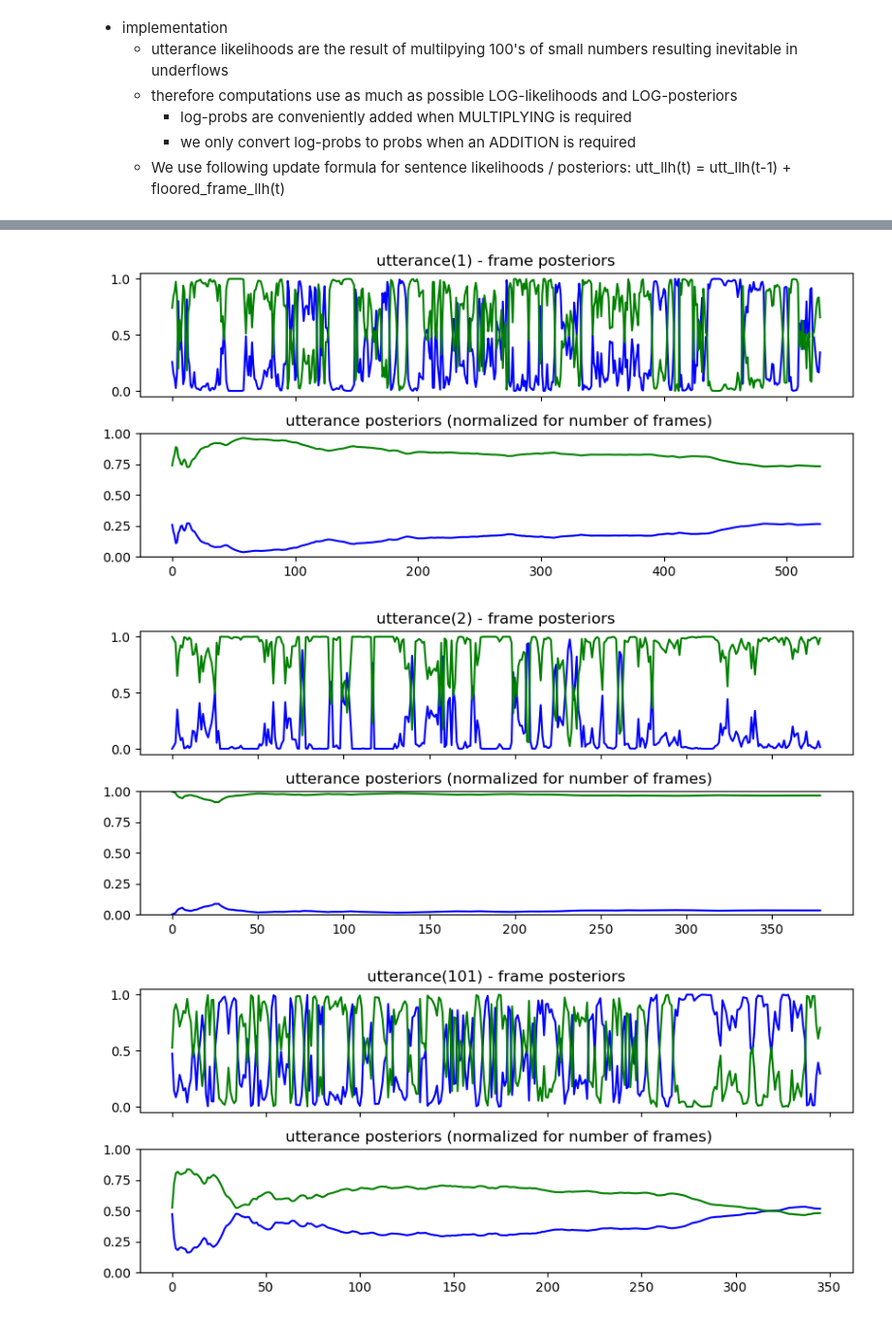
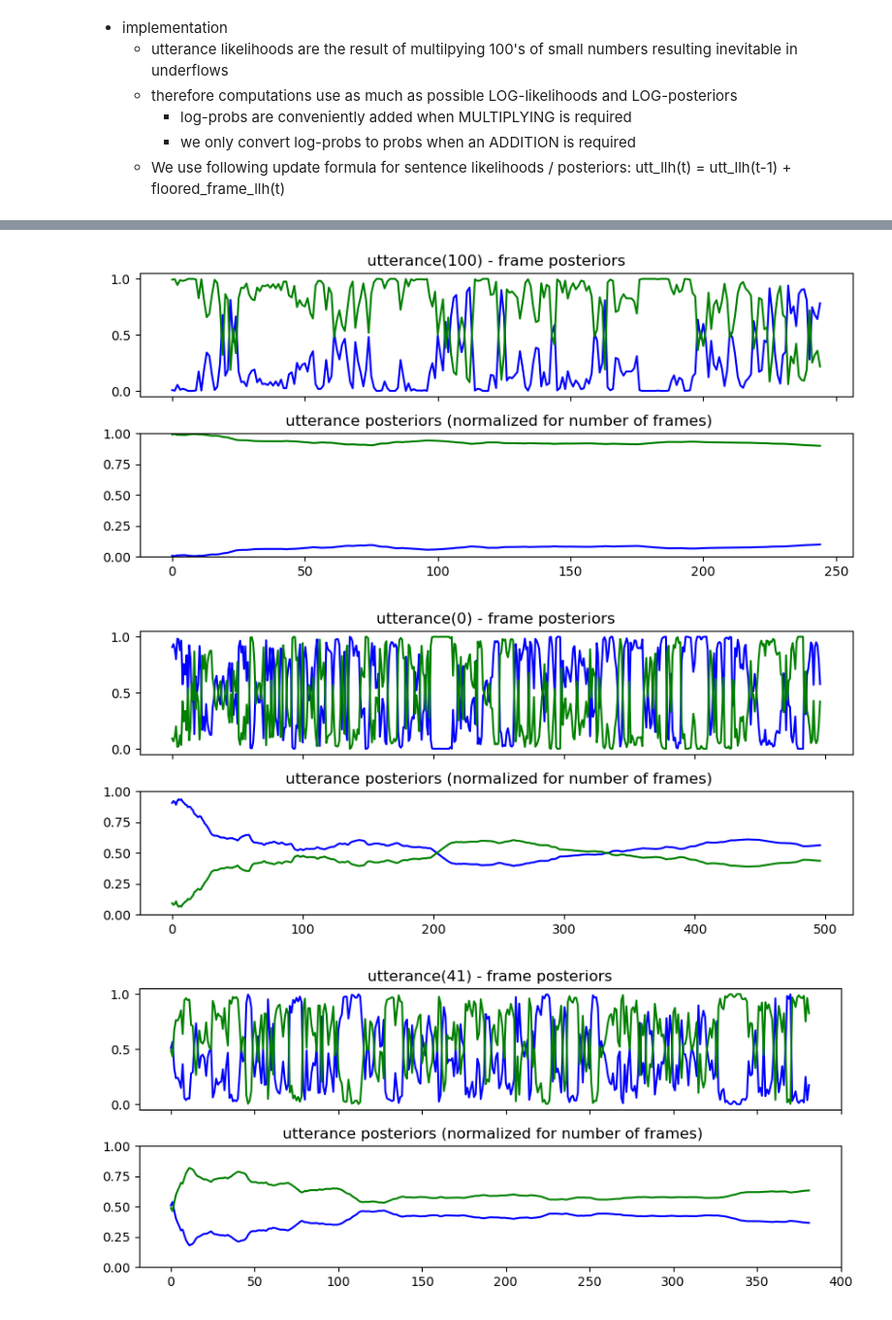
Before and after one commit to compi1234/spchlab, a Jupyter notebook: lab07_classification2/demo_gmm_mf.ipynb, the cells around one changed output, grey strips where cells are left out. Shown at 97% size. Cells and saved outputs as stored; diff of their text form; code cells hidden in the pictures.

```diff
--- a/lab07_classification2/demo_gmm_mf.ipynb
+++ b/lab07_classification2/demo_gmm_mf.ipynb
@@ -123,14 +123,12 @@ For feature vectors we use MFCC-13, followed by (utterance length) mean-normaliz
 
 **Note:** reading the features may take some  time, depending on the subsize of the corpus you are loading
 # %%
-# get the sa1 sentences from the train corpus
-corpus = read_timit_corpus(name= "conf/timit_train.corpus")
-corpus_train = corpus.loc[ corpus['sent-id']=="sa1" ]
+# get a subset of the timit train corpus
+corpus_train = read_timit_corpus(name= "conf/timit_train_mini.corpus")
 ftrs_train = get_features(corpus=corpus_train, ftrdir = "features/mel24/", feature_args = {'n_cep':13,'Norm':'mean'} )
 # %%
-# get the sa1 sentences from the test corpus
-corpus = read_timit_corpus(name= "conf/timit_test.corpus")
-corpus_test = corpus.loc[ corpus['sent-id']=="sa1" ]
+# get a subset of the timit test corpus
+corpus_test = read_timit_corpus(name= "conf/timit_test_mini.corpus")
 ftrs_test = get_features(corpus=corpus_test, ftrdir = "features/mel24/", feature_args = {'n_cep':13,'Norm':'mean'} )
 # %%
 nframes_train = np.sum([ len(ftrs) for ftrs in ftrs_train] )
@@ -173,7 +167,7 @@ Otherwise as a rule of thumb you may:
 X_train,y_train = make_Xy(corpus=corpus_train,ftrs=ftrs_train,attr='gender')
 X_test,y_test = make_Xy(corpus=corpus_test,ftrs=ftrs_train,attr='gender')
 classes = ['m','f']
-max_iter = 10
+max_iter = 2
 n_components = 128
 tol = 0.01
 clf_GMM = GMM(classes=classes,n_components=n_components,max_iter=max_iter,tol=tol)
@@ -310,7 +304,8 @@ def frame_normalize(x):
 # %%
 corpus = corpus_test
 ftrs = ftrs_test
-for i in [0,1,2,101,140]:
+# examples with 'good recogniton' (5,100), and 'errors' (0: f->m, 41:m->f)
+for i in [5,100,0,41]:
     utt = ftrs[i]
     pred_class, utt_posteriors, utt_likelihood,frame_posteriors = utterance_classifier(utt,clf_GMM,floor=0.001)
     utt_postnorm = frame_normalize(utt_posteriors)
@@ -327,3 +322,3 @@ for i in [0,1,2,101,140]:
-[figure, old version]
+[figure, new version]
-[figure, old version]
+[figure, new version]
-[figure, old version]
+[figure, new version]
```
Also changed, not shown: parts of 7 cells of this notebook, 24 other files.
